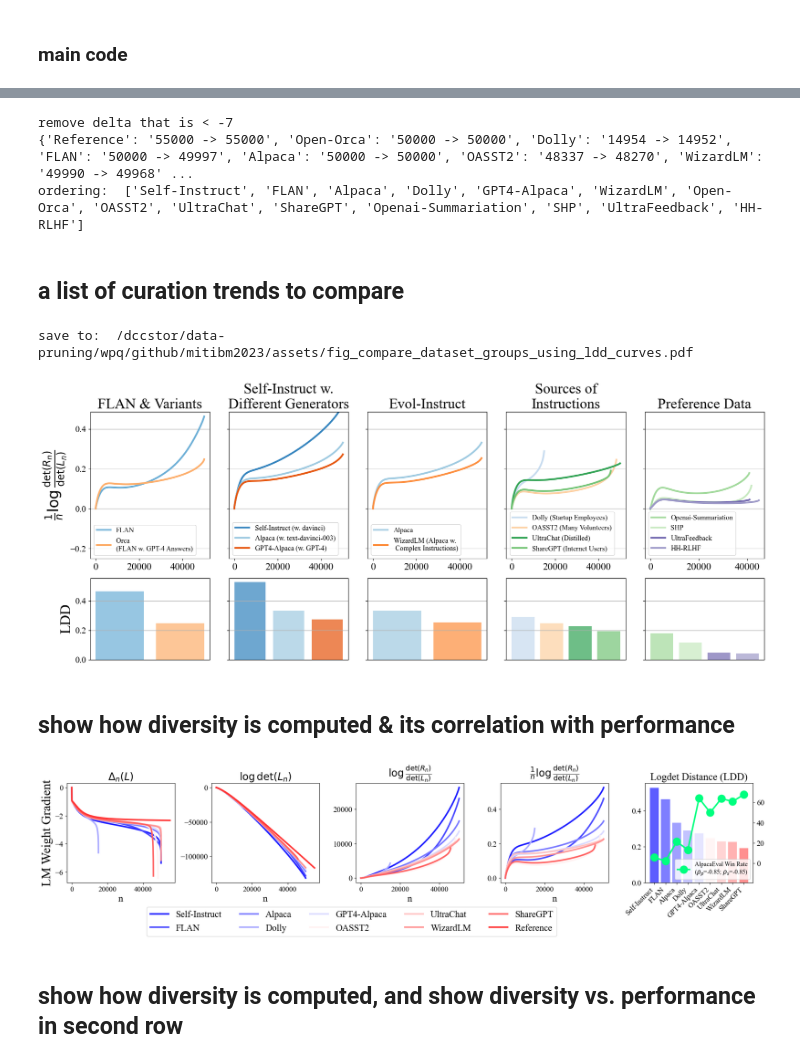
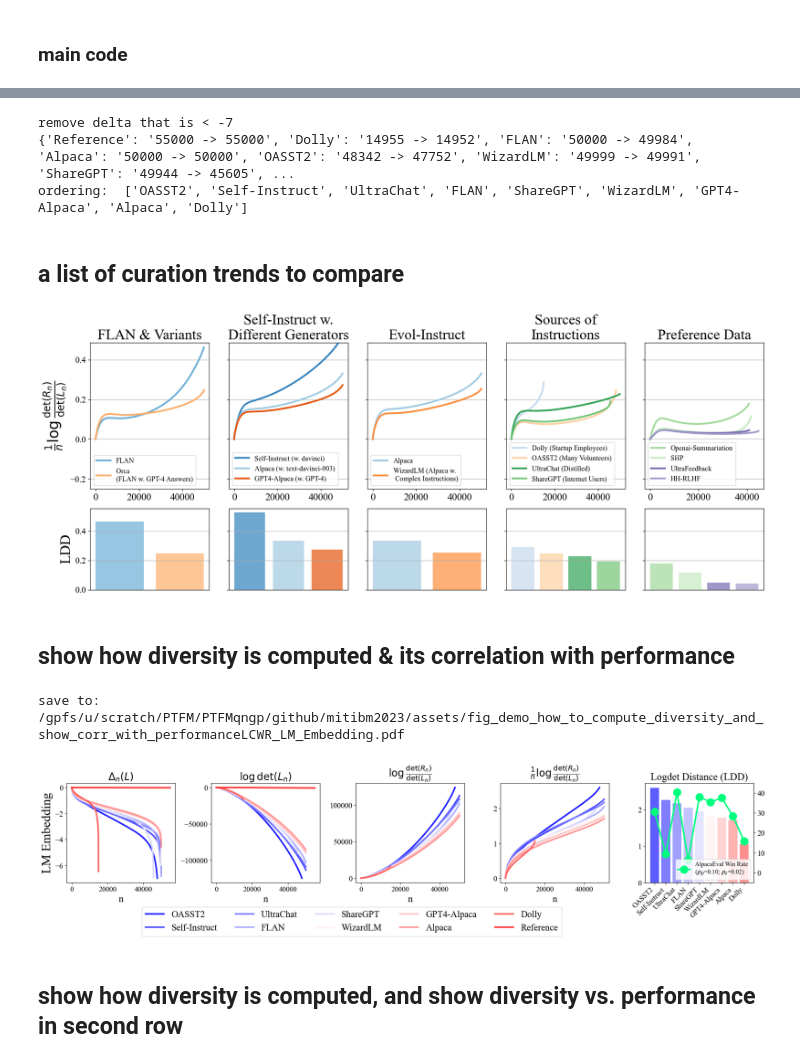
Before and after one commit to tt6746690/open-instruct, a Jupyter notebook: scripts/note_pruning.ipynb, the cells around one changed output, grey strips where cells are left out. Cells and saved outputs as stored; diff of their text form; code cells hidden in the pictures.

```diff
--- a/scripts/note_pruning.ipynb
+++ b/scripts/note_pruning.ipynb
@@ -633,7 +667,7 @@ import scipy
 
 from matplotlib import font_manager
 font_path = '/dccstor/data-pruning/miniconda3/pkgs/mscorefonts-0.0.1-3/fonts/times.ttf'  # Your font path goes here
-# font_path = '/gpfs/u/scratch/PTFM/PTFMqngp/miniconda3/pkgs/mscorefonts-0.0.1-3/fonts/times.ttf'
+font_path = '/gpfs/u/scratch/PTFM/PTFMqngp/miniconda3/pkgs/mscorefonts-0.0.1-3/fonts/times.ttf'
 font_manager.fontManager.addfont(font_path)
 prop = font_manager.FontProperties(fname=font_path)
 plt.rcParams['font.family'] = 'sans-serif'
@@ -652,6 +686,7 @@ def get_dppmap_marginal_gains(sort_by, dataset):
         sort_by = re.sub(r'auto\d+', str(d['gamma']), sort_by)
     save_path = os.path.join(scripts_dir, 'dpp', dataset, sort_by, 'data.pkl')
     if not os.path.isfile(save_path):
+        print('get_dppmap_marginal_gains failed: ', dataset, sort_by)
         return None
     with open(save_path, 'rb') as f:
         data = pickle.load(f)
@@ -723,6 +758,7 @@ dataset_list = [
 ]
 
 dataset_list_name = 'all'
+dataset_list_name = 'chat'
 
 if dataset_list_name == 'chat':
     dataset_list = [
@@ -801,8 +837,8 @@ ord_to_sort_by = {
 
 
 embedding_type = 'LM Embedding'
-embedding_type = 'mpnet Embedding'
-embedding_type = 'LM Weight Gradient'
+# embedding_type = 'mpnet Embedding'
+# embedding_type = 'LM Weight Gradient'
 
 
 if embedding_type == 'LM Weight Gradient':
@@ -814,7 +850,6 @@ elif embedding_type == 'mpnet Embedding':
 else:
     raise ValueError()
 
-#     dppmap_k=vmf_gamma=1_kmd=llama7br512p4096_kemb=grad+rp+loraB+N50000
 
 mgs = {
     (dataset, k): get_dppmap_marginal_gains(v, dataset) for k, v in ord_to_sort_by.items()
@@ -893,8 +1096,12 @@ def subtract_to_smaller_size(a,b):
     l = min(len(a), len(b))
     return a[:l] - b[:l]
 
-perfs={'flan_v250k': 2.111801242236025, 'self_instruct50k': 5.77639751552795, 'dolly': 13.167701863354036, 'stanford_alpaca50k': 21.304347826086957, 'oasst2': 49.93788819875776, 'wizardlm50k': 60.745341614906835, 'ultrachat50k': 63.72670807453416, 'gpt4_alpaca50k': 63.913043478260875, 'sharegpt50k': 67.51552795031056}
+# # gpt4 alpacaeval v1.0 winrate.
+# perfs = {'flan_v250k': 2.111801242236025, 'self_instruct50k': 5.77639751552795, 'dolly': 13.167701863354036, 'stanford_alpaca50k': 21.304347826086957, 'oasst2': 49.93788819875776, 'wizardlm50k': 60.745341614906835, 'ultrachat50k': 63.72670807453416, 'gpt4_alpaca50k': 63.913043478260875, 'sharegpt50k': 67.51552795031056}
+# gpt4-turbo Length-controlled winrate.
+perfs = {'sharegpt50k': 38.03065846890563, 'wizardlm50k': 35.382812494761055, 'ultrachat50k': 40.257504805638774, 'gpt4_alpaca50k': 37.57532385492707, 'oasst2': 30.51178875149117, 'stanford_alpaca50k': 28.319525447868127, 'dolly': 15.758281735905047, 'flan_v250k': 6.376308577321406, 'self_instruct50k': 9.295872798702451}
 # AcademicBench={'self_instruct50k': 20.915758757323502, 'oasst2': 22.217772301009884, 'ultrachat50k': 22.90774015084645, 'stanford_alpaca50k': 22.989997233965415, 'gpt4_alpaca50k': 23.189254803071105, 'dolly': 24.081346866510223, 'wizardlm50k': 24.222268910222496, 'sharegpt50k': 24.45554782583774, 'flan_v250k': 26.426821396438108}
+
 perfs = {get_dataset_display(k): v for k, v in perfs.items()}
 
 
@@ -930,8 +1137,8 @@ logdetL_diff = {k: logdetL_diff[k] for k in ordering}
 print('ordering: ', ordering)
 # %% [output]
 remove delta that is < -7
-{'Reference': '55000 -> 55000', 'Open-Orca': '50000 -> 50000', 'Dolly': '14954 -> 14952', 'FLAN': '50000 -> 49997', 'Alpaca': '50000 -> 50000', 'OASST2': '48337 -> 48270', 'WizardLM': '49990 -> 49968' ...
-ordering:  ['Self-Instruct', 'FLAN', 'Alpaca', 'Dolly', 'GPT4-Alpaca', 'WizardLM', 'Open-Orca', 'OASST2', 'UltraChat', 'ShareGPT', 'Openai-Summariation', 'SHP', 'UltraFeedback', 'HH-RLHF']
+{'Reference': '55000 -> 55000', 'Dolly': '14955 -> 14952', 'FLAN': '50000 -> 49984', 'Alpaca': '50000 -> 50000', 'OASST2': '48342 -> 47752', 'WizardLM': '49999 -> 49991', 'ShareGPT': '49944 -> 45605', ...
+ordering:  ['OASST2', 'Self-Instruct', 'UltraChat', 'FLAN', 'ShareGPT', 'WizardLM', 'GPT4-Alpaca', 'Alpaca', 'Dolly']
 # %% [markdown]
 ## a list of curation trends to compare
 # %%
@@ -1037,13 +1244,13 @@ with mpl.rc_context(rcparams):
 save_plt = False
 if save_plt:
     from note_pruning_analysis import assets_dir
-    save_path = os.path.join(assets_dir, (f'fig_compare_dataset_groups_using_ldd_curves.pdf'))
+    # save_path = os.path.join(assets_dir, (f'fig_compare_dataset_groups_using_ldd_curves.pdf'))
+    save_path = os.path.join(assets_dir, (f'fig_compare_dataset_groups_using_ldd_curves_useLCWR.pdf'))
     print('save to: ', save_path)
     fig.savefig(save_path, bbox_inches='tight', dpi=100)
 
 plt.show()
 # %% [output]
-save to:  /dccstor/data-pruning/wpq/github/mitibm2023/assets/fig_compare_dataset_groups_using_ldd_curves.pdf
 [figure]
 # %% [markdown]
 ## show how diversity is computed & its correlation with performance
@@ -1124,37 +1331,41 @@ with mpl.rc_context(rcparams):
     ax.set_title(title)
 
     axr = ax.twinx()
     ρ = scipy.stats.pearsonr(ys_div, ys_perf).statistic
     ρs = scipy.stats.spearmanr(ys_div, ys_perf).statistic
     axr.plot(xs, ys_perf, marker='o', color='#00FF7F', label='AlpacaEval Win Rate\n'+r'($\rho_{p}$'+f'={ρ:.2f}; '+r'$\rho_{s}$'+f'={ρs:.2f})')
     axr.legend(fontsize=12, loc='lower right')
-    axr.set_ylim((-19, 79))
+    # axr.set_ylim((-19, 79))
+    axr.set_ylim((-5, 45))
 
     for i, ax in enumerate(axs):
         if i == ncols-1:
             ax.locator_params(nbins=4, axis='y')
         else:
             ax.locator_params(nbins=4)
             ax.set_xlabel('n')
 
     handles, labels = axs[0].get_legend_handles_labels()
     fig.legend(handles, labels, loc='lower center', bbox_to_anchor=(0.43, -.1), ncol=5, frameon=True)
 
     axs[0].set_ylabel(r"$mpnet$ Embedding" if 'mpnet' in embedding_type else embedding_type, fontsize=25)
 
     fig.tight_layout()
 
-save_plt = False
+save_plt = True
 if save_plt:
     from note_pruning_analysis import assets_dir
-    save_path = os.path.join(assets_dir, (f'fig_demo_how_to_compute_diversity_and_show_corr_with_performance_{"_".join(embedding_type.split(" "))}'
+#     save_path = os.path.join(assets_dir, (f'fig_demo_how_to_compute_diversity_and_show_corr_with_performance_{"_".join(embedding_type.split(" "))}'
+#                                           f'{"" if dataset_list_name=="chat" else "_"+dataset_list_name}.pdf'))
+    save_path = os.path.join(assets_dir, (f'fig_demo_how_to_compute_diversity_and_show_corr_with_performanceLCWR_{"_".join(embedding_type.split(" "))}'
                                           f'{"" if dataset_list_name=="chat" else "_"+dataset_list_name}.pdf'))
     print('save to: ', save_path)
     fig.savefig(save_path, bbox_inches='tight', dpi=100)
 
 plt.show()
 # %% [output]
+save to:  /gpfs/u/scratch/PTFM/PTFMqngp/github/mitibm2023/assets/fig_demo_how_to_compute_diversity_and_show_corr_with_performanceLCWR_LM_Embedding.pdf
-[figure, old version]
+[figure, new version]
 # %% [markdown]
 ## show how diversity is computed, and show diversity vs. performance in second row
 # %%
```
Also changed, not shown: parts of 11 cells of this notebook, 5 other files.
